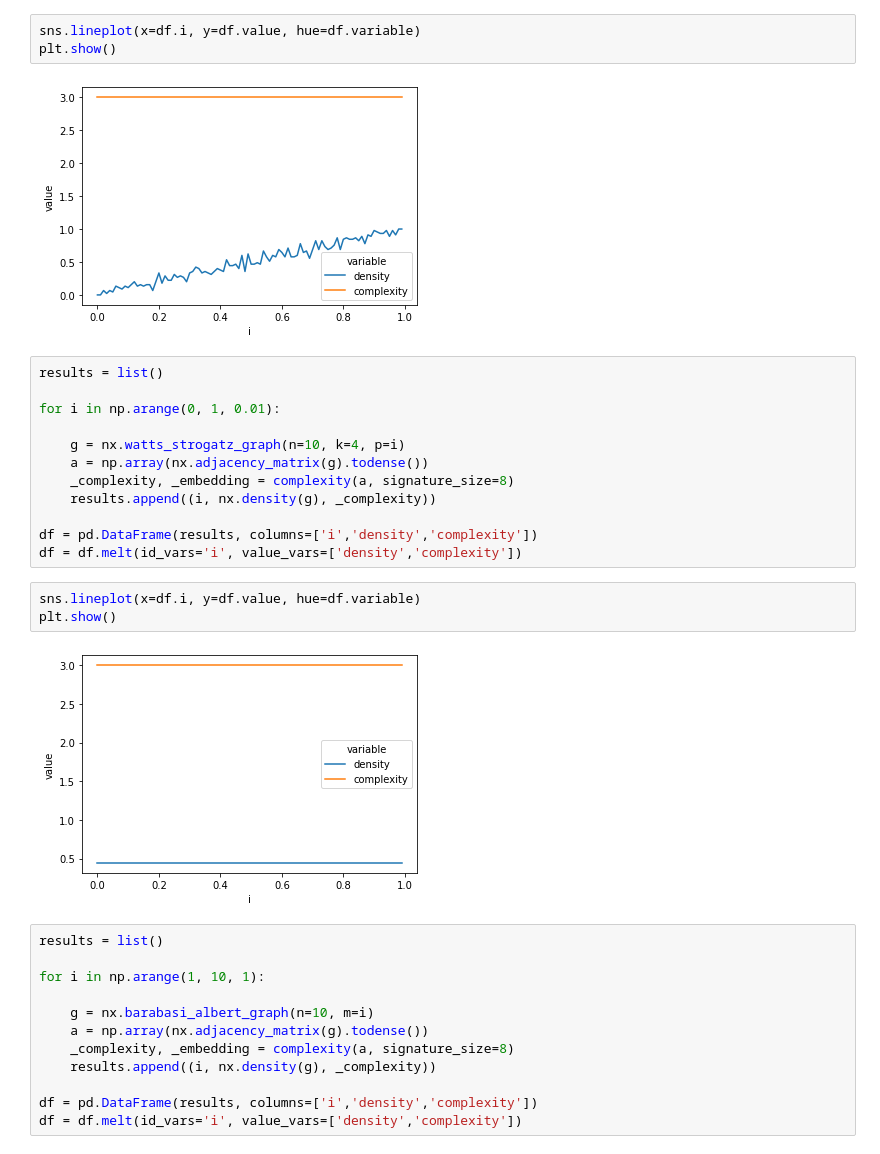
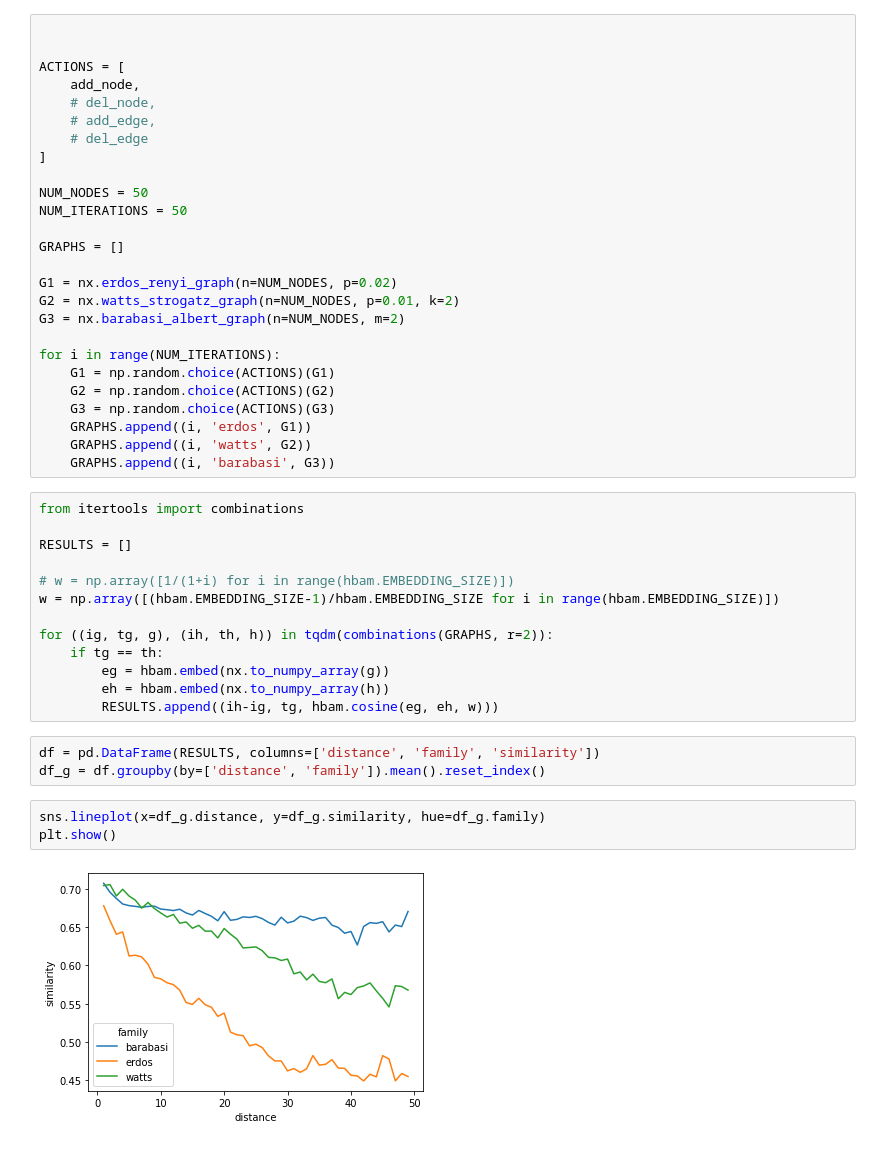
Before and after one commit to megaduks/hbam, a Jupyter notebook: hbam_experiments.ipynb, the cells around one changed output. Drawn from its saved outputs; the diff is of its cells as text.

```diff
--- a/hbam_experiments.ipynb
+++ b/hbam_experiments.ipynb
@@ -25,34 +38,47 @@ df = df.melt(id_vars='i', value_vars=['density','complexity'])
+# %%
+
+
+ACTIONS = [
+    add_node,
+    # del_node,
+    # add_edge,
+    # del_edge
+]
+
+NUM_NODES = 50
+NUM_ITERATIONS = 50
+
+GRAPHS = []
+
+G1 = nx.erdos_renyi_graph(n=NUM_NODES, p=0.02)
+G2 = nx.watts_strogatz_graph(n=NUM_NODES, p=0.01, k=2)
+G3 = nx.barabasi_albert_graph(n=NUM_NODES, m=2)
+
+for i in range(NUM_ITERATIONS):
+    G1 = np.random.choice(ACTIONS)(G1)
+    G2 = np.random.choice(ACTIONS)(G2)
+    G3 = np.random.choice(ACTIONS)(G3)
+    GRAPHS.append((i, 'erdos', G1))
+    GRAPHS.append((i, 'watts', G2))
+    GRAPHS.append((i, 'barabasi', G3))
+# %%
+from itertools import combinations
+
+RESULTS = []
+
+# w = np.array([1/(1+i) for i in range(hbam.EMBEDDING_SIZE)])
+w = np.array([(hbam.EMBEDDING_SIZE-1)/hbam.EMBEDDING_SIZE for i in range(hbam.EMBEDDING_SIZE)])
+
+for ((ig, tg, g), (ih, th, h)) in tqdm(combinations(GRAPHS, r=2)):
+    if tg == th:
+        eg = hbam.embed(nx.to_numpy_array(g))
+        eh = hbam.embed(nx.to_numpy_array(h))
+        RESULTS.append((ih-ig, tg, hbam.cosine(eg, eh, w)))
+# %%
+df = pd.DataFrame(RESULTS, columns=['distance', 'family', 'similarity'])
+df_g = df.groupby(by=['distance', 'family']).mean().reset_index()
 # %%
-sns.lineplot(x=df.i, y=df.value, hue=df.variable)
+sns.lineplot(x=df_g.distance, y=df_g.similarity, hue=df_g.family)
 plt.show()
 # %% [output]
-[figure, old version]
+[figure, new version]
-# %%
-results = list()
-
-for i in np.arange(0, 1, 0.01):
-
-    g = nx.watts_strogatz_graph(n=10, k=4, p=i)
-    a = np.array(nx.adjacency_matrix(g).todense())
-    _complexity, _embedding = complexity(a, signature_size=8)
-    results.append((i, nx.density(g), _complexity))
-
-df = pd.DataFrame(results, columns=['i','density','complexity'])
-df = df.melt(id_vars='i', value_vars=['density','complexity'])
-# %%
-sns.lineplot(x=df.i, y=df.value, hue=df.variable)
-plt.show()
-# %% [output]
-[figure, removed]
-# %%
-results = list()
-
-for i in np.arange(1, 10, 1):
-
-    g = nx.barabasi_albert_graph(n=10, m=i)
-    a = np.array(nx.adjacency_matrix(g).todense())
-    _complexity, _embedding = complexity(a, signature_size=8)
-    results.append((i, nx.density(g), _complexity))
-
-df = pd.DataFrame(results, columns=['i','density','complexity'])
-df = df.melt(id_vars='i', value_vars=['density','complexity'])
```
Also changed, not shown: parts of 13 cells of this notebook, 2 other files.
